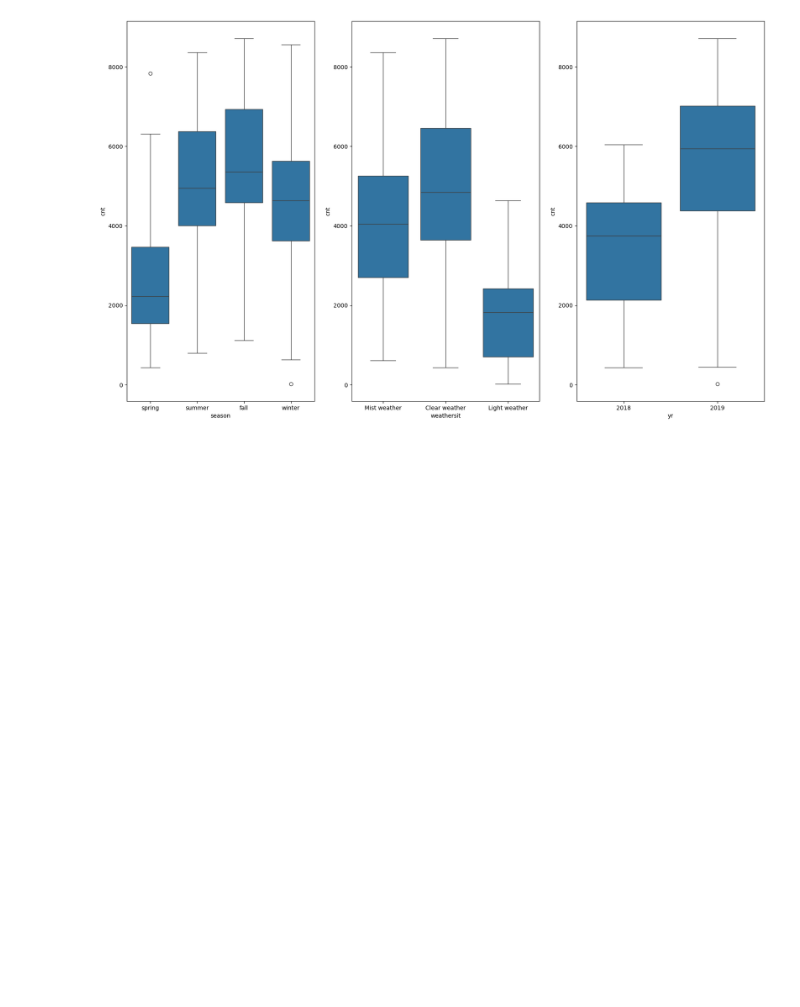
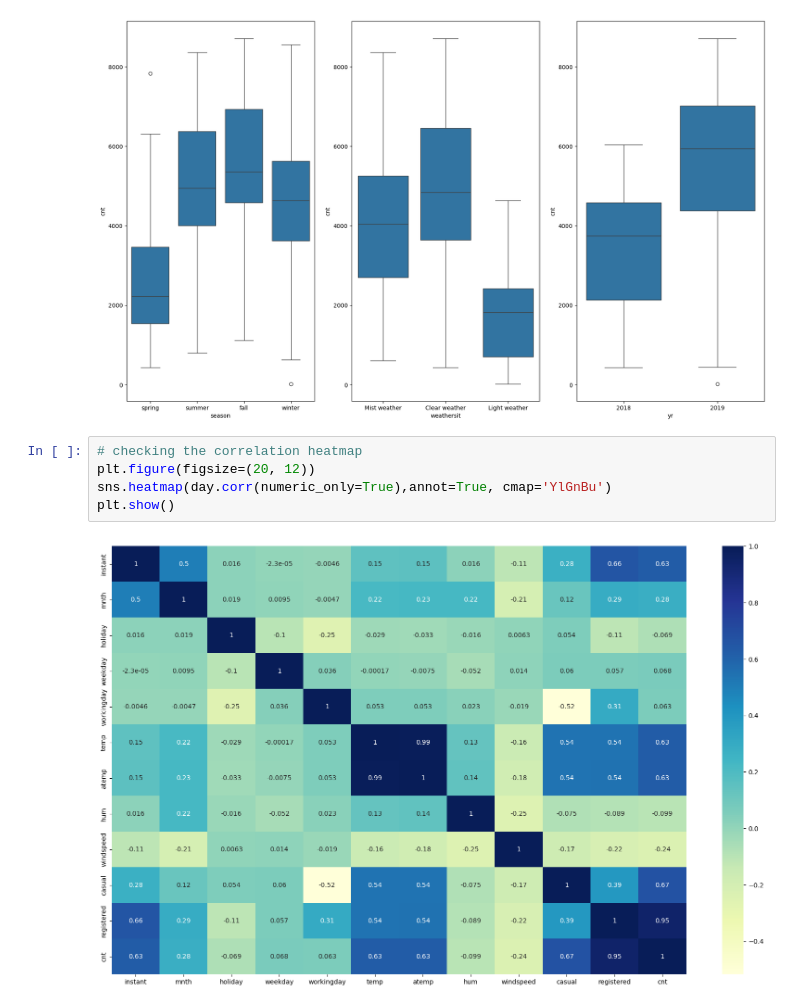
Before and after one commit to mohakp/bikeDemandLinReg, a Jupyter notebook: Mohak Purushottam Pingle.ipynb, the cells around one changed output. Cells and saved outputs as stored; diff of their text form; blank space fills up the shorter version.

Commit message:
add heatmap of correlations

```diff
--- a/Mohak Purushottam Pingle.ipynb
+++ b/Mohak Purushottam Pingle.ipynb
@@ -160,3 +160,10 @@ sns.boxplot(x='yr', y='cnt', data=day)
 # %% [output]
 <Axes: xlabel='yr', ylabel='cnt'>
 [figure]
+# %%
+# checking the correlation heatmap
+plt.figure(figsize=(20, 12))
+sns.heatmap(day.corr(numeric_only=True),annot=True, cmap='YlGnBu')
+plt.show()
+# %% [output]
+[figure, added]
```
